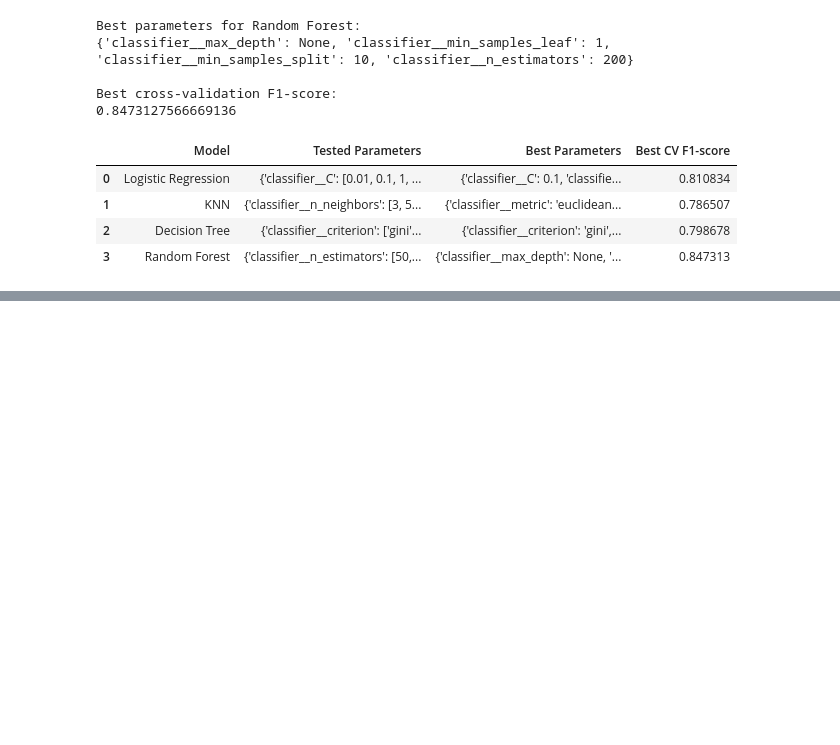
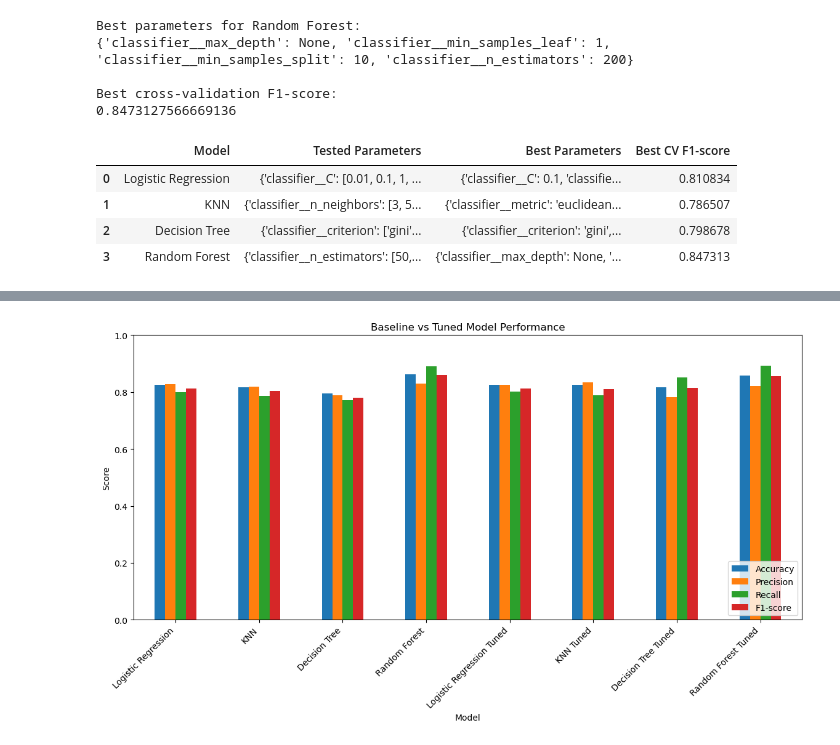
Before and after one commit to erze-haziri/bank-term-deposit-prediction, a Jupyter notebook: bank_term_deposit_analysis.ipynb, the cells around one changed output, grey strips where cells are left out. Drawn from its saved outputs; the diff is of its cells as text; code cells hidden in the pictures; blank space fills up the shorter version.

Commit message:
Evaluated and compare baseline vs tuned models

```diff
--- a/bank_term_deposit_analysis.ipynb
+++ b/bank_term_deposit_analysis.ipynb
@@ -644,3 +644,19 @@ tuning_summary_df
 | 1 | KNN | {'classifier__n_neighbors': [3, 5... | {'classifier__metric': 'euclidean... | 0.786507 |
 | 2 | Decision Tree | {'classifier__criterion': ['gini'... | {'classifier__criterion': 'gini',... | 0.798678 |
 | 3 | Random Forest | {'classifier__n_estimators': [50,... | {'classifier__max_depth': None, '... | 0.847313 |
+# %%
+tuned_models = {
+    "Logistic Regression Tuned": log_reg_grid.best_estimator_,
+    "KNN Tuned": knn_grid.best_estimator_,
+    "Decision Tree Tuned": dt_grid.best_estimator_,
+    "Random Forest Tuned": rf_grid.best_estimator_
+}
+
+tuned_results = []
+
+for name, model in tuned_models.items():
+    result = evaluate_model(model, X_test, y_test, name)
+    tuned_results.append(result)
+
+tuned_results_df = pd.DataFrame(tuned_results)
+tuned_results_df
@@ -646,0 +669,7 @@ tuning_summary_df
+# %%
+comparison_baseline_tuned_df = pd.concat(
+    [baseline_results_df, tuned_results_df],
+    ignore_index=True
+)
+
+comparison_baseline_tuned_df.sort_values(by="F1-score", ascending=False)
@@ -646,0 +686,14 @@ tuning_summary_df
+# %%
+comparison_baseline_tuned_df.set_index("Model")[["Accuracy", "Precision", "Recall", "F1-score"]].plot(
+    kind="bar",
+    figsize=(14, 6)
+)
+
+plt.title("Baseline vs Tuned Model Performance")
+plt.ylabel("Score")
+plt.ylim(0, 1)
+plt.xticks(rotation=45, ha="right")
+plt.legend(loc="lower right")
+plt.show()
+# %% [output]
+[figure, added]
```
Also changed, not shown: parts of 5 cells of this notebook.
